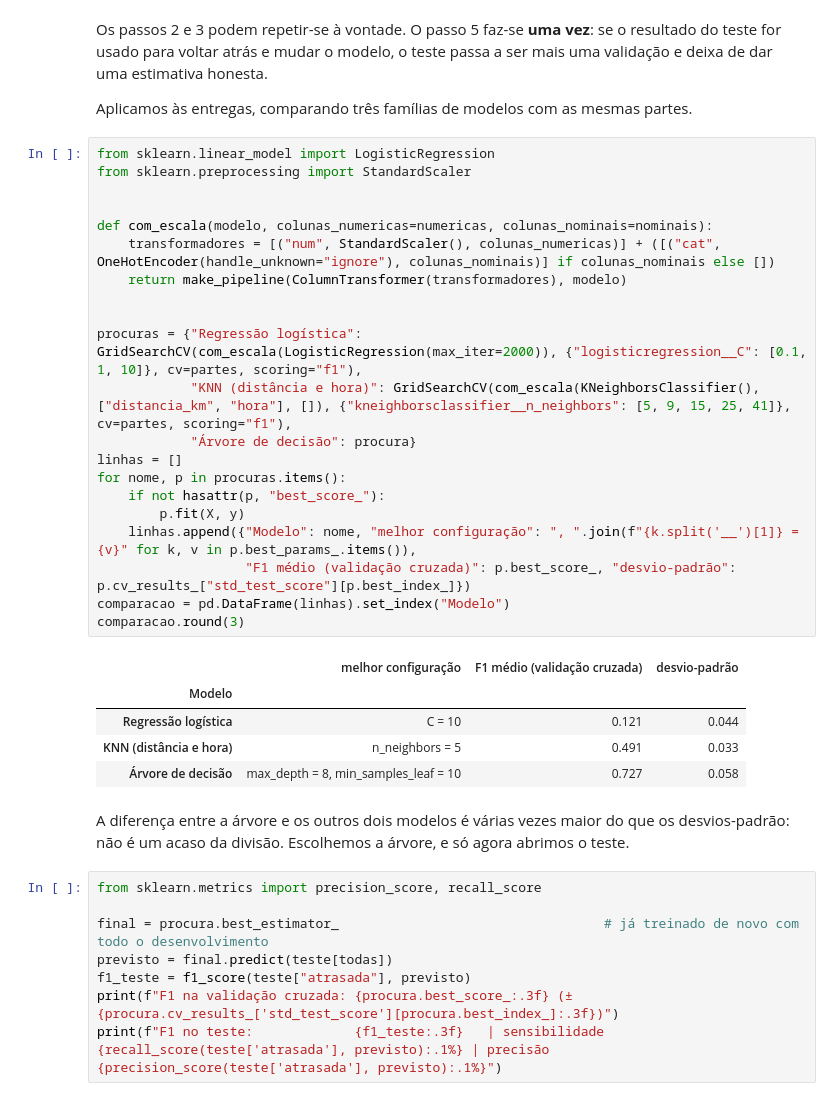
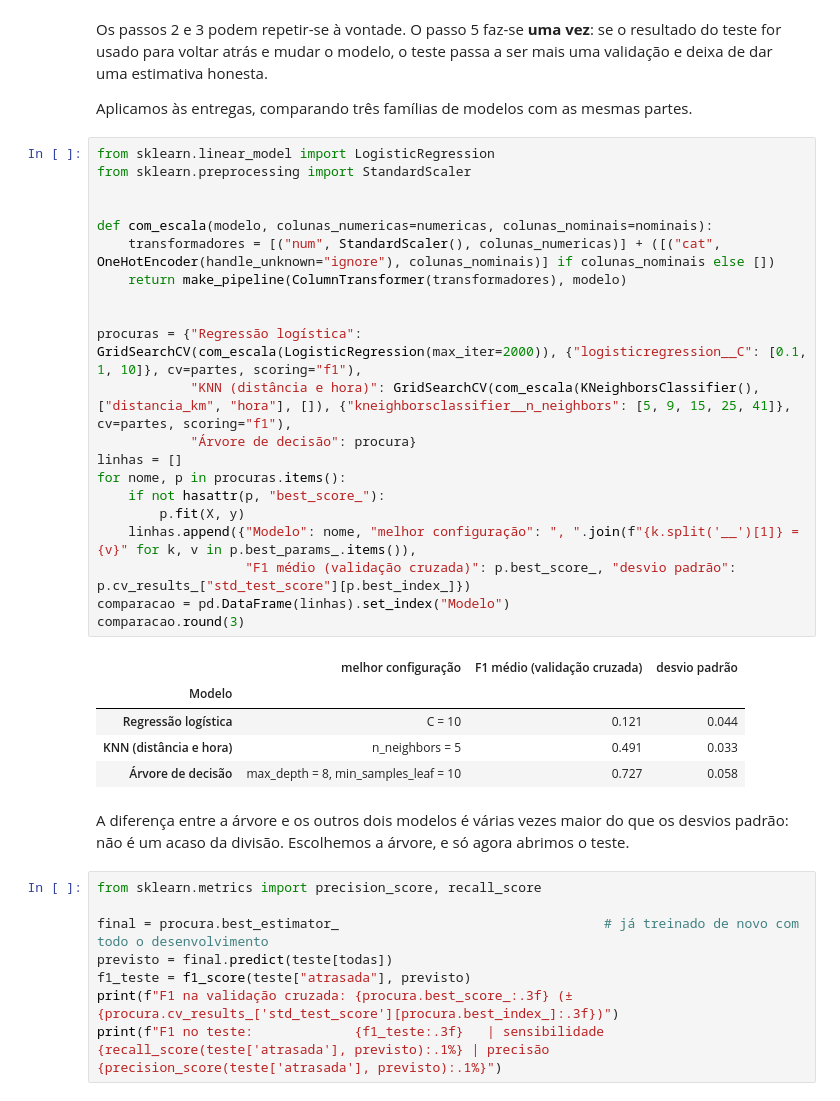
Before and after one commit to ricardoluizdasilva/mestrado_ai_estudos, a Jupyter notebook: Introdução à Ciência de Dados/tutorial_ciencia_dados/modulo_6_modelos_supervisionados/06_Validacao_Cruzada.ipynb, the cells around one changed output. Saved outputs shown, nothing was run; the diff lists cells and outputs as text.

```diff
--- a/Introdução à Ciência de Dados/tutorial_ciencia_dados/modulo_6_modelos_supervisionados/06_Validacao_Cruzada.ipynb
+++ b/Introdução à Ciência de Dados/tutorial_ciencia_dados/modulo_6_modelos_supervisionados/06_Validacao_Cruzada.ipynb
@@ -381,32 +381,32 @@ Aplicamos às entregas, comparando três famílias de modelos com as mesmas part
 # %%
 from sklearn.linear_model import LogisticRegression
 from sklearn.preprocessing import StandardScaler
 
 
 def com_escala(modelo, colunas_numericas=numericas, colunas_nominais=nominais):
     transformadores = [("num", StandardScaler(), colunas_numericas)] + ([("cat", OneHotEncoder(handle_unknown="ignore"), colunas_nominais)] if colunas_nominais else [])
     return make_pipeline(ColumnTransformer(transformadores), modelo)
 
 
 procuras = {"Regressão logística": GridSearchCV(com_escala(LogisticRegression(max_iter=2000)), {"logisticregression__C": [0.1, 1, 10]}, cv=partes, scoring="f1"),
             "KNN (distância e hora)": GridSearchCV(com_escala(KNeighborsClassifier(), ["distancia_km", "hora"], []), {"kneighborsclassifier__n_neighbors": [5, 9, 15, 25, 41]}, cv=partes, scoring="f1"),
             "Árvore de decisão": procura}
 linhas = []
 for nome, p in procuras.items():
     if not hasattr(p, "best_score_"):
         p.fit(X, y)
     linhas.append({"Modelo": nome, "melhor configuração": ", ".join(f"{k.split('__')[1]} = {v}" for k, v in p.best_params_.items()),
-                   "F1 médio (validação cruzada)": p.best_score_, "desvio-padrão": p.cv_results_["std_test_score"][p.best_index_]})
+                   "F1 médio (validação cruzada)": p.best_score_, "desvio padrão": p.cv_results_["std_test_score"][p.best_index_]})
 comparacao = pd.DataFrame(linhas).set_index("Modelo")
 comparacao.round(3)
 # %% [output]
-|  | melhor configuração | F1 médio (validação cruzada) | desvio-padrão |
+|  | melhor configuração | F1 médio (validação cruzada) | desvio padrão |
 | Modelo |  |  |  |
 | Regressão logística | C = 10 | 0.121 | 0.044 |
 | KNN (distância e hora) | n_neighbors = 5 | 0.491 | 0.033 |
 | Árvore de decisão | max_depth = 8, min_samples_leaf = 10 | 0.727 | 0.058 |
 # %% [markdown]
-A diferença entre a árvore e os outros dois modelos é várias vezes maior do que os desvios-padrão: não é um acaso da divisão. Escolhemos a árvore, e só agora abrimos o teste.
+A diferença entre a árvore e os outros dois modelos é várias vezes maior do que os desvios padrão: não é um acaso da divisão. Escolhemos a árvore, e só agora abrimos o teste.
 # %%
 from sklearn.metrics import precision_score, recall_score
 
```
Also changed, not shown: parts of 8 cells of this notebook, 11 other files.
